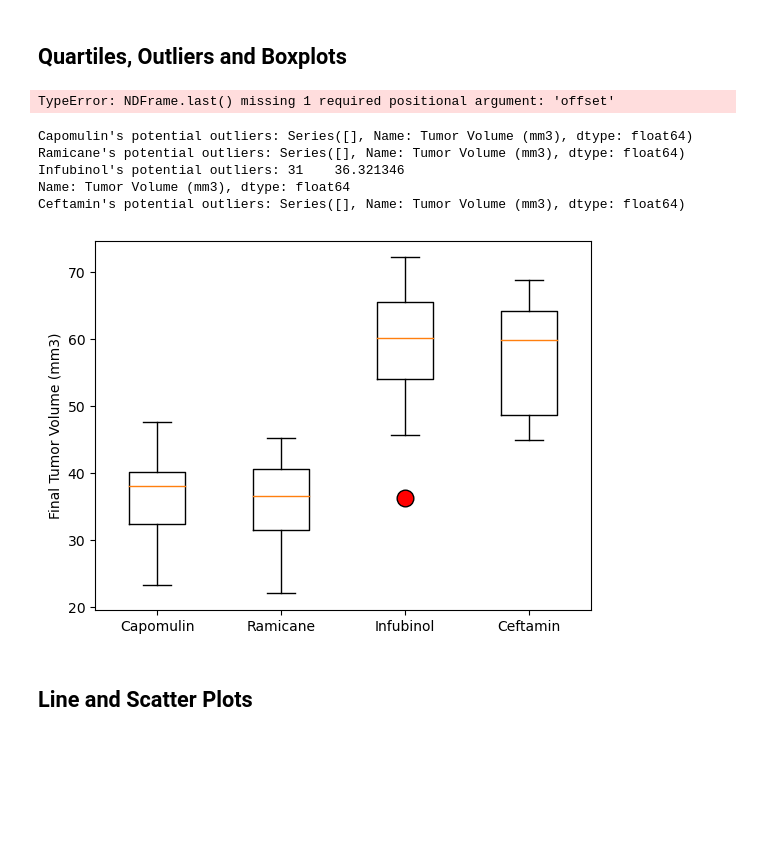
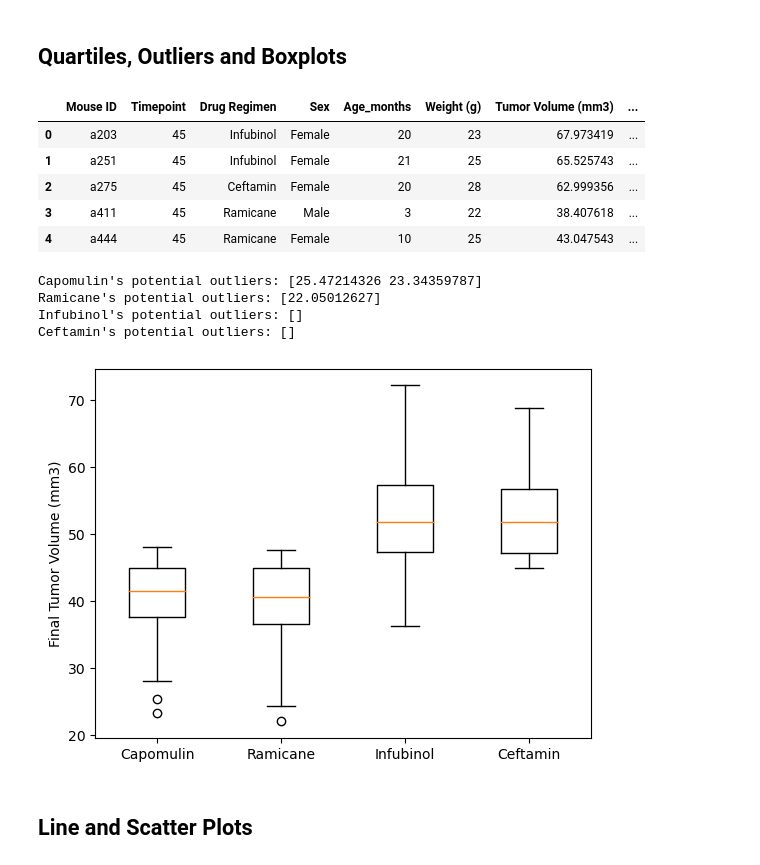
Before and after one commit to tralsto/module-5-challenge, a Jupyter notebook: pymaceuticals_starter.ipynb, the cells around one changed output. Drawn from its saved outputs; the diff is of its cells as text; code cells hidden in the pictures; blank space fills up the shorter version.

```diff
--- a/pymaceuticals_starter.ipynb
+++ b/pymaceuticals_starter.ipynb
@@ -181,55 +181,61 @@ four_regimen = clean_complete_data.loc[(clean_complete_data["Drug Regimen"] == "
                                     (clean_complete_data["Drug Regimen"] == "Ceftamin"), :]
 
 # Start by getting the last (greatest) timepoint for each mouse
-
+last_timepoint = four_regimen.groupby('Mouse ID')['Timepoint'].max().reset_index()
 
 # Merge this group df with the original DataFrame to get the tumor volume at the last timepoint
-# = pd.merge( , clean_complete_data, on="Mouse ID")
-#final_tumor_df.head()
+final_tumor_df = pd.merge(last_timepoint, clean_complete_data, on=['Mouse ID', 'Timepoint'])
+final_tumor_df.head()
 # %% [output]
-TypeError: NDFrame.last() missing 1 required positional argument: 'offset'
+|  | Mouse ID | Timepoint | Drug Regimen | Sex | Age_months | Weight (g) | Tumor Volume (mm3) | ... |
+| 0 | a203 | 45 | Infubinol | Female | 20 | 23 | 67.973419 | ... |
+| 1 | a251 | 45 | Infubinol | Female | 21 | 25 | 65.525743 | ... |
+| 2 | a275 | 45 | Ceftamin | Female | 20 | 28 | 62.999356 | ... |
+| 3 | a411 | 45 | Ramicane | Male | 3 | 22 | 38.407618 | ... |
+| 4 | a444 | 45 | Ramicane | Female | 10 | 25 | 43.047543 | ... |
 # %%
 # Put treatments into a list for for loop (and later for plot labels)
-For
+drug_regimen = ['Capomulin', 'Ramicane', 'Infubinol', 'Ceftamin']
 
 # Create empty list to fill with tumor vol data (for plotting)
 tumor_vol_data = []
 
 # Calculate the IQR and quantitatively determine if there are any potential outliers.
-quartiles = .quantile([.25,.5,.75])
-lowerq = quartiles[0.25]
-upperq = quartiles[0.75]
-iqr = upperq-lowerq
 
+for drug in drug_regimen:
 
     # Locate the rows which contain mice on each drug and get the tumor volumes
-
+    tumor_volume = clean_complete_data.loc[clean_complete_data['Drug Regimen'] == drug, 'Tumor Volume (mm3)']
 
     # add subset
-
+    tumor_vol_data.append(tumor_volume)
 
     # Determine outliers using upper and lower bounds
+    quartiles = tumor_volume.quantile([.25,.5,.75])
+    lowerq = quartiles[0.25]
+    upperq = quartiles[0.75]
+    iqr = upperq-lowerq
     lower_bound = lowerq - (1.5*iqr)
     upper_bound = upperq + (1.5*iqr)
 
-    print(f"Capomulin's potential outliers: {lower_bound}, {upper_bound} ")
-    print(f"Ramicane's potential outliers: {lower_bound}, {upper_bound} ")
-    print(f"Infubinol's potential outliers: {lower_bound}, {upper_bound} ")
-    print(f"Ceftamin's potential outliers: {lower_bound}, {upper_bound} ")
+    print(f"{drug}'s potential outliers: {tumor_volume[(tumor_volume < lower_bound) | (tumor_volume > upper_bound)].values}")
 # %% [output]
-Capomulin's potential outliers: Series([], Name: Tumor Volume (mm3), dtype: float64)
-Ramicane's potential outliers: Series([], Name: Tumor Volume (mm3), dtype: float64)
-Infubinol's potential outliers: 31    36.321346
-Name: Tumor Volume (mm3), dtype: float64
-Ceftamin's potential outliers: Series([], Name: Tumor Volume (mm3), dtype: float64)
+Capomulin's potential outliers: [25.47214326 23.34359787]
+Ramicane's potential outliers: [22.05012627]
+Infubinol's potential outliers: []
+Ceftamin's potential outliers: []
 # %%
 # Generate a box plot that shows the distrubution of the tumor volume for each treatment group.
-plt.boxplot()
+drug_regimen = ['Capomulin', 'Ramicane', 'Infubinol', 'Ceftamin']
 
+tumor_distr = [four_regimen.loc[four_regimen['Drug Regimen'] == drug, 'Tumor Volume (mm3)'] for drug in drug_regimen]
+labels = ['Capomulin', 'Ramicane', 'Infubinol', 'Ceftamin']
+
+plt.boxplot(tumor_distr, labels=labels)
 plt.ylabel("Final Tumor Volume (mm3)")
 plt.show()
 # %% [output]
-[figure, old version]
+[figure, new version]
 # %% [markdown]
 ## Line and Scatter Plots
 # %%
```
